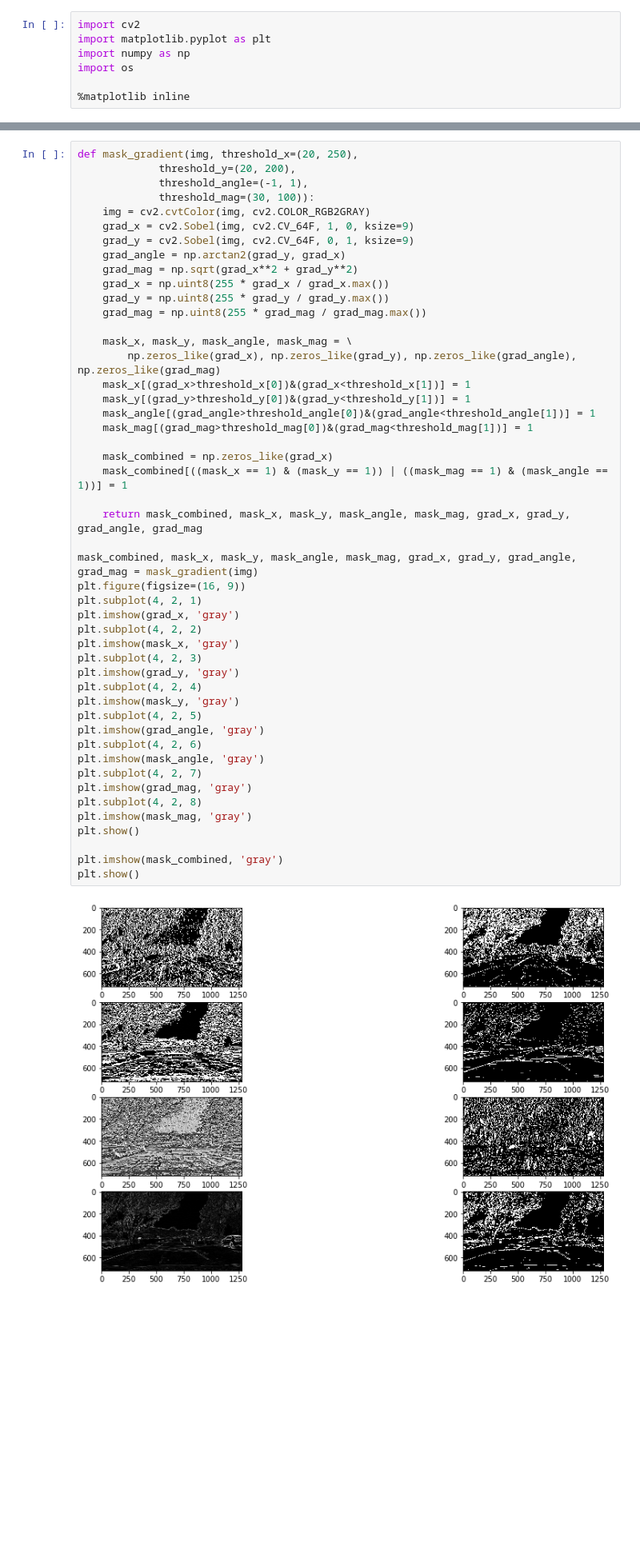
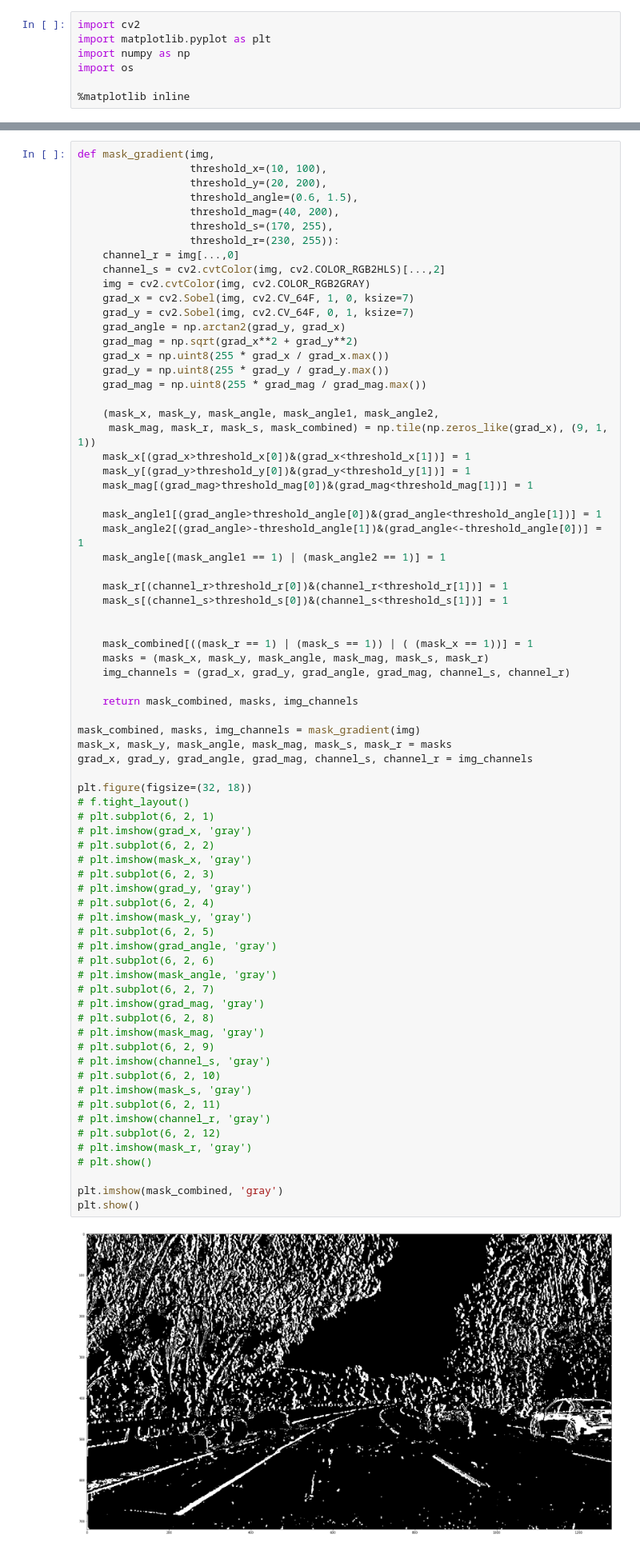
Before and after one commit to LiYan1988/camera-calibration, a Jupyter notebook: lab-2.ipynb, the cells around one changed output, grey strips where cells are left out. Shown at 80% size. Saved outputs shown, nothing was run; the diff lists cells and outputs as text; blank space fills up the shorter version.

```diff
--- a/lab-2.ipynb
+++ b/lab-2.ipynb
@@ -34,50 +31,75 @@ plt.imshow(s_mask, 'gray')
 # %%
-def mask_gradient(img, threshold_x=(20, 250),
-             threshold_y=(20, 200),
-             threshold_angle=(-1, 1),
-             threshold_mag=(30, 100)):
+def mask_gradient(img,
+                  threshold_x=(10, 100),
+                  threshold_y=(20, 200),
+                  threshold_angle=(0.6, 1.5),
+                  threshold_mag=(40, 200),
+                  threshold_s=(170, 255),
+                  threshold_r=(230, 255)):
+    channel_r = img[...,0]
+    channel_s = cv2.cvtColor(img, cv2.COLOR_RGB2HLS)[...,2]
     img = cv2.cvtColor(img, cv2.COLOR_RGB2GRAY)
-    grad_x = cv2.Sobel(img, cv2.CV_64F, 1, 0, ksize=9)
-    grad_y = cv2.Sobel(img, cv2.CV_64F, 0, 1, ksize=9)
+    grad_x = cv2.Sobel(img, cv2.CV_64F, 1, 0, ksize=7)
+    grad_y = cv2.Sobel(img, cv2.CV_64F, 0, 1, ksize=7)
     grad_angle = np.arctan2(grad_y, grad_x)
     grad_mag = np.sqrt(grad_x**2 + grad_y**2)
     grad_x = np.uint8(255 * grad_x / grad_x.max())
     grad_y = np.uint8(255 * grad_y / grad_y.max())
     grad_mag = np.uint8(255 * grad_mag / grad_mag.max())
 
-    mask_x, mask_y, mask_angle, mask_mag = \
-        np.zeros_like(grad_x), np.zeros_like(grad_y), np.zeros_like(grad_angle), np.zeros_like(grad_mag)
+    (mask_x, mask_y, mask_angle, mask_angle1, mask_angle2,
+     mask_mag, mask_r, mask_s, mask_combined) = np.tile(np.zeros_like(grad_x), (9, 1, 1))
     mask_x[(grad_x>threshold_x[0])&(grad_x<threshold_x[1])] = 1
     mask_y[(grad_y>threshold_y[0])&(grad_y<threshold_y[1])] = 1
-    mask_angle[(grad_angle>threshold_angle[0])&(grad_angle<threshold_angle[1])] = 1
     mask_mag[(grad_mag>threshold_mag[0])&(grad_mag<threshold_mag[1])] = 1
 
-    mask_combined = np.zeros_like(grad_x)
-    mask_combined[((mask_x == 1) & (mask_y == 1)) | ((mask_mag == 1) & (mask_angle == 1))] = 1
+    mask_angle1[(grad_angle>threshold_angle[0])&(grad_angle<threshold_angle[1])] = 1
+    mask_angle2[(grad_angle>-threshold_angle[1])&(grad_angle<-threshold_angle[0])] = 1
+    mask_angle[(mask_angle1 == 1) | (mask_angle2 == 1)] = 1
 
-    return mask_combined, mask_x, mask_y, mask_angle, mask_mag, grad_x, grad_y, grad_angle, grad_mag
+    mask_r[(channel_r>threshold_r[0])&(channel_r<threshold_r[1])] = 1
+    mask_s[(channel_s>threshold_s[0])&(channel_s<threshold_s[1])] = 1
 
-mask_combined, mask_x, mask_y, mask_angle, mask_mag, grad_x, grad_y, grad_angle, grad_mag = mask_gradient(img)
-plt.figure(figsize=(16, 9))
-plt.subplot(4, 2, 1)
-plt.imshow(grad_x, 'gray')
-plt.subplot(4, 2, 2)
-plt.imshow(mask_x, 'gray')
-plt.subplot(4, 2, 3)
-plt.imshow(grad_y, 'gray')
-plt.subplot(4, 2, 4)
-plt.imshow(mask_y, 'gray')
-plt.subplot(4, 2, 5)
-plt.imshow(grad_angle, 'gray')
-plt.subplot(4, 2, 6)
-plt.imshow(mask_angle, 'gray')
-plt.subplot(4, 2, 7)
-plt.imshow(grad_mag, 'gray')
-plt.subplot(4, 2, 8)
-plt.imshow(mask_mag, 'gray')
-plt.show()
+
+    mask_combined[((mask_r == 1) | (mask_s == 1)) | ( (mask_x == 1))] = 1
+    masks = (mask_x, mask_y, mask_angle, mask_mag, mask_s, mask_r)
+    img_channels = (grad_x, grad_y, grad_angle, grad_mag, channel_s, channel_r)
+
+    return mask_combined, masks, img_channels
+
+mask_combined, masks, img_channels = mask_gradient(img)
+mask_x, mask_y, mask_angle, mask_mag, mask_s, mask_r = masks
+grad_x, grad_y, grad_angle, grad_mag, channel_s, channel_r = img_channels
+
+plt.figure(figsize=(32, 18))
+# f.tight_layout()
+# plt.subplot(6, 2, 1)
+# plt.imshow(grad_x, 'gray')
+# plt.subplot(6, 2, 2)
+# plt.imshow(mask_x, 'gray')
+# plt.subplot(6, 2, 3)
+# plt.imshow(grad_y, 'gray')
+# plt.subplot(6, 2, 4)
+# plt.imshow(mask_y, 'gray')
+# plt.subplot(6, 2, 5)
+# plt.imshow(grad_angle, 'gray')
+# plt.subplot(6, 2, 6)
+# plt.imshow(mask_angle, 'gray')
+# plt.subplot(6, 2, 7)
+# plt.imshow(grad_mag, 'gray')
+# plt.subplot(6, 2, 8)
+# plt.imshow(mask_mag, 'gray')
+# plt.subplot(6, 2, 9)
+# plt.imshow(channel_s, 'gray')
+# plt.subplot(6, 2, 10)
+# plt.imshow(mask_s, 'gray')
+# plt.subplot(6, 2, 11)
+# plt.imshow(channel_r, 'gray')
+# plt.subplot(6, 2, 12)
+# plt.imshow(mask_r, 'gray')
+# plt.show()
 
 plt.imshow(mask_combined, 'gray')
 plt.show()
 # %% [output]
-[figure, old version]
+[figure, new version]
```
Also changed, not shown: parts of 10 cells of this notebook.
